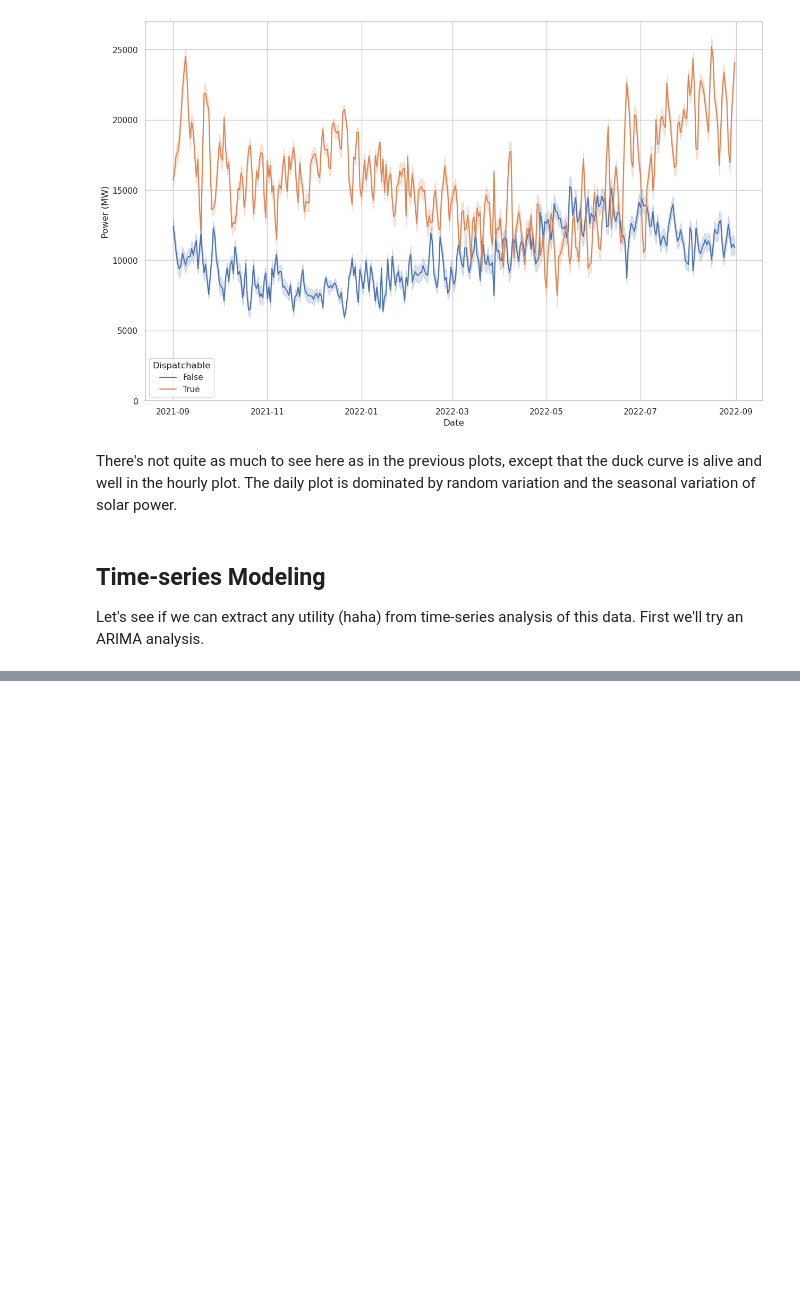
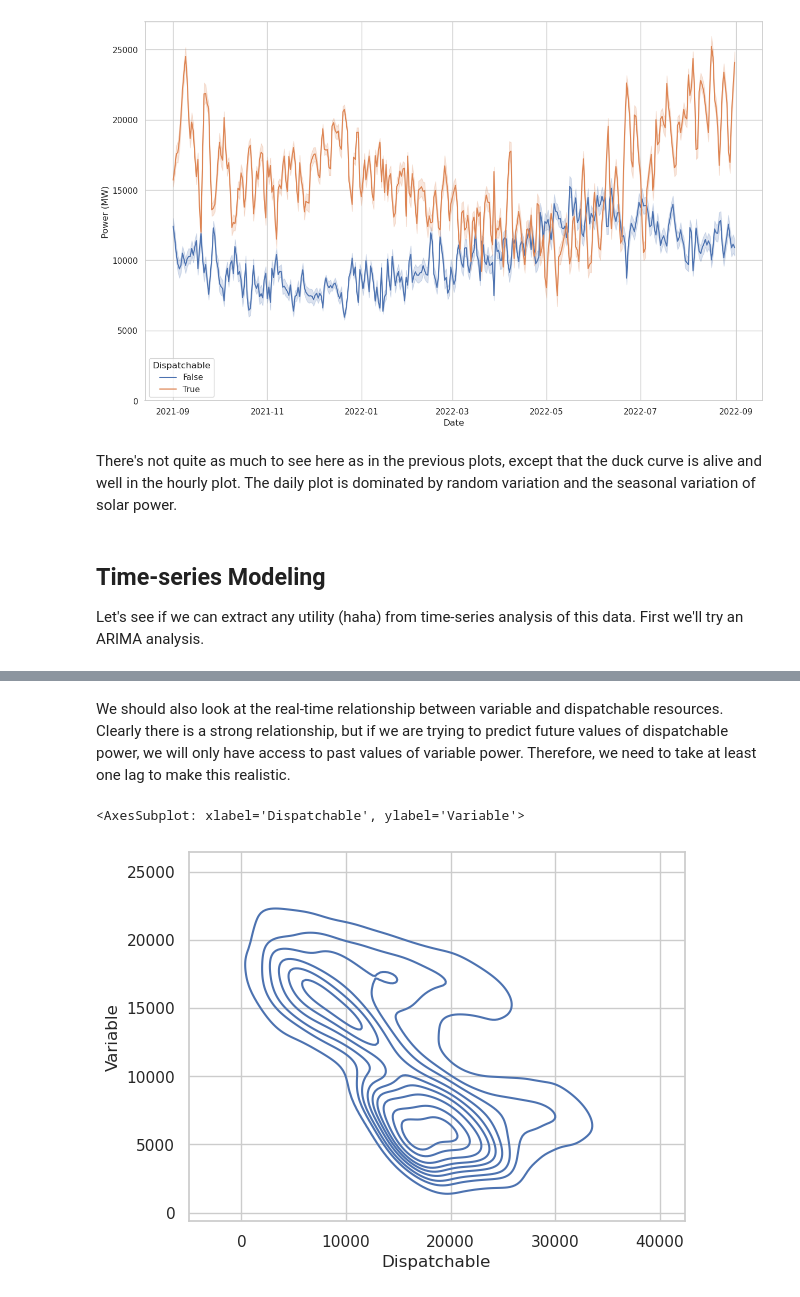
Before and after one commit to buuck/CAISO_renewable_energy, a Jupyter notebook: CAISO_analysis.ipynb, the cells around one changed output, grey strips where cells are left out. Drawn from its saved outputs; the diff is of its cells as text; code cells hidden in the pictures; blank space fills up the shorter version.

```diff
--- a/CAISO_analysis.ipynb
+++ b/CAISO_analysis.ipynb
@@ -267,0 +281,7 @@ I do not really understand some of the features of this figure, specifically the
+# %% [markdown]
+We should also look at the real-time relationship between variable and dispatchable resources. Clearly there is a strong relationship, but if we are trying to predict future values of dispatchable power, we will only have access to past values of variable power. Therefore, we need to take at least one lag to make this realistic.
+# %%
+sns.kdeplot(data=df_hourly, x='Dispatchable', y='Variable')
+# %% [output]
+<AxesSubplot: xlabel='Dispatchable', ylabel='Variable'>
+[figure, added]
```
Also changed, not shown: parts of 53 cells of this notebook.
